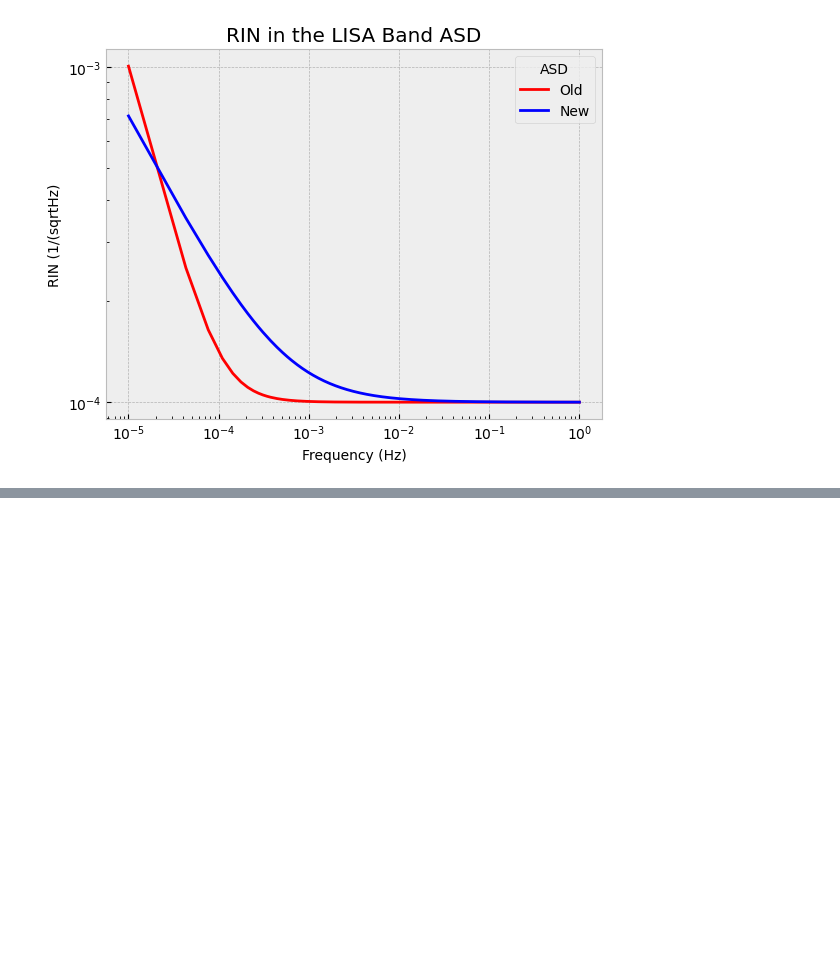
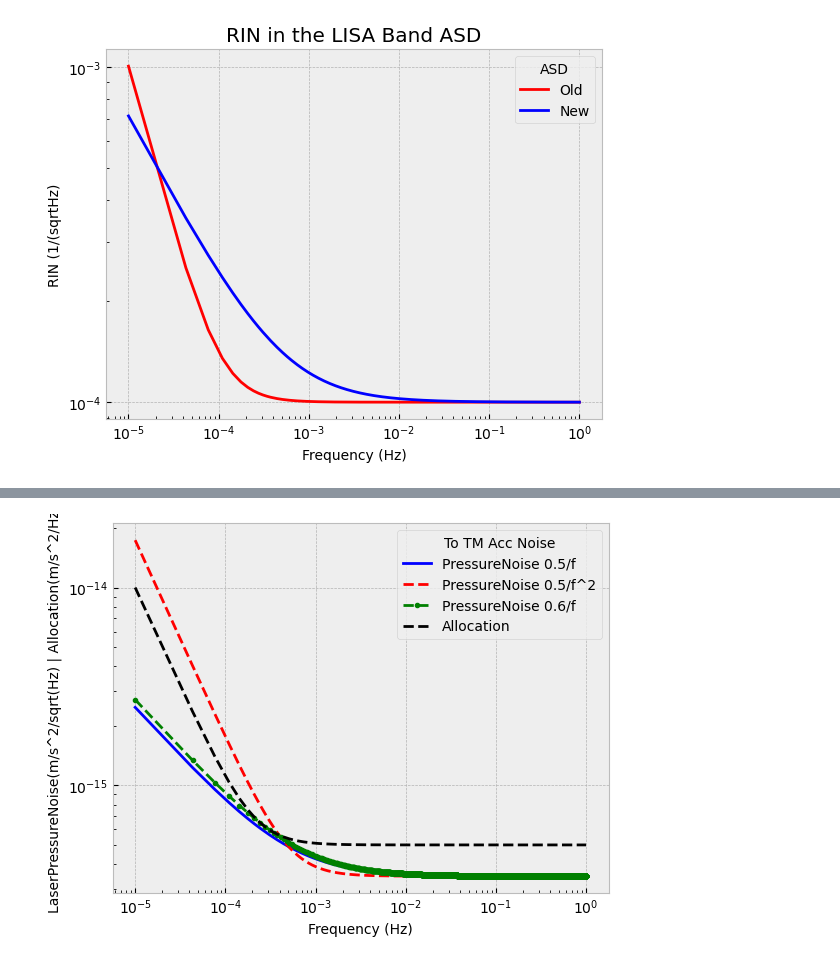
Before and after one commit to raidurgesh/LaserPressureNoise, a Jupyter notebook: LaserPressureNoiseNew.ipynb, the cells around one changed output, grey strips where cells are left out. Drawn from its saved outputs; the diff is of its cells as text; code cells hidden in the pictures; blank space fills up the shorter version.

```diff
--- a/LaserPressureNoiseNew.ipynb
+++ b/LaserPressureNoiseNew.ipynb
@@ -68,0 +70,37 @@ plt.show()
+# %%
+import numpy as np
+import matplotlib.pyplot as plt
+freq = np.linspace(0.00001, 1, 30000)
+#units of kg
+Mass=1.92
+#speed of light in m/s
+C=299792458.0
+#Incident circularly polarized beam power in Watts
+Power=0.001
+RIN_PSD_o=(1e-4)**2*(1+(0.1e-3/freq)**2)
+RIN_PSD_n=(1e-4)**2*(1+(0.5e-3/freq))
+RIN_PSD_6=(1e-4)**2*(1+(0.6e-3/freq))
+RIN_PSD_n2=(1e-4)**2*(1+(0.5e-3/freq)**2)
+LaserPressureNoise_o=(1/Mass**2*RIN_PSD_o*4.*Power**2/C**2)**0.5
+LaserPressureNoise_n=(1/Mass**2*RIN_PSD_n*4.*Power**2/C**2)**0.5
+LaserPressureNoise_n2=(1/Mass**2*RIN_PSD_n2*4.*Power**2/C**2)**0.5
+LaserPressureNoise_6=(1/Mass**2*RIN_PSD_6*4.*Power**2/C**2)**0.5
+Allocation=((1e-15)**2*(1e-4/freq)**2 + (0.5e-15)**2)**0.5
+plt.style.use('bmh')
+# plot lines
+#plt.plot(freq, LaserPressureNoise_o,'r-', label = "PressureNoise 0.1/f^2")
+plt.plot(freq, LaserPressureNoise_n,'b-', label = "PressureNoise 0.5/f")
+plt.plot(freq, LaserPressureNoise_n2,'r--', label = "PressureNoise 0.5/f^2")
+plt.plot(freq, LaserPressureNoise_6,'g--.', label = "PressureNoise 0.6/f")
+plt.plot(freq, Allocation,'k--', label = "Allocation")
+plt.yscale("log")
+plt.xscale("log")
+#plt.title("LaserPressureNoise")
+plt.xlabel("Frequency (Hz)")
+plt.ylabel("LaserPressureNoise(m/s^2/sqrt(Hz) | Allocation(m/s^2/Hz)")
+#plt.ylabel("LaserPressureNoise(m/s^2/sqrt(Hz)")
+# Add a title to a legend
+plt.legend(title = "To TM Acc Noise")
+plt.show()
+# %% [output]
+[figure, added]
```
Also changed, not shown: parts of 1 cell of this notebook.
